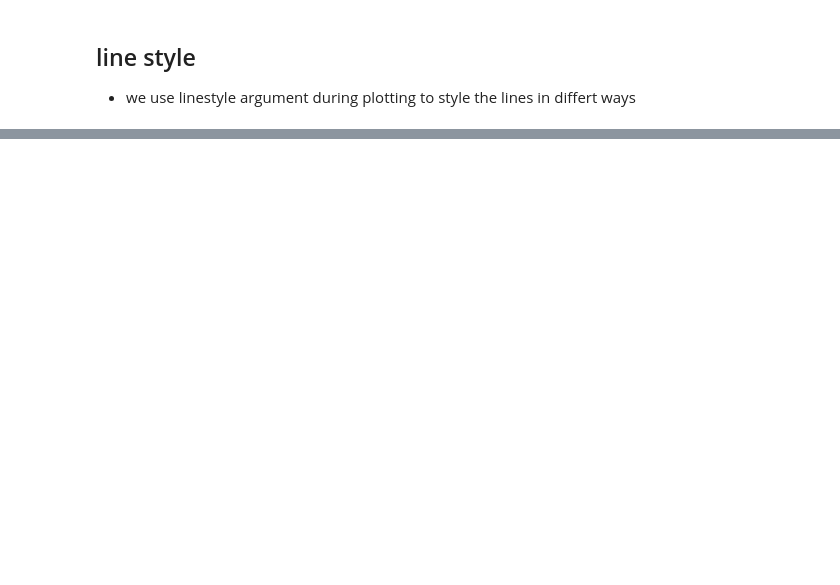
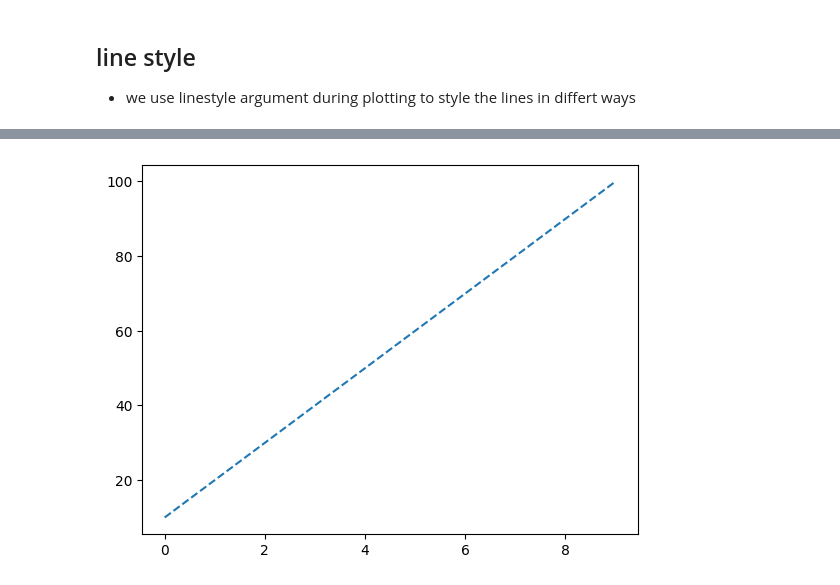
Before and after one commit to Namangarg007/Python-Practice, a Jupyter notebook: matplot.ipynb, the cells around one changed output, grey strips where cells are left out. Saved outputs shown, nothing was run; the diff lists cells and outputs as text; code cells hidden in the pictures; blank space fills up the shorter version.

```diff
--- a/matplot.ipynb
+++ b/matplot.ipynb
@@ -122,0 +139,6 @@ plt.show()
+# %%
+#another argument that changes the shape of the line is ls
+plt.plot(p, ls='dashed')
+plt.show()
+# %% [output]
+[figure, added]
```
Also changed, not shown: parts of 36 cells of this notebook, 2 other files.
